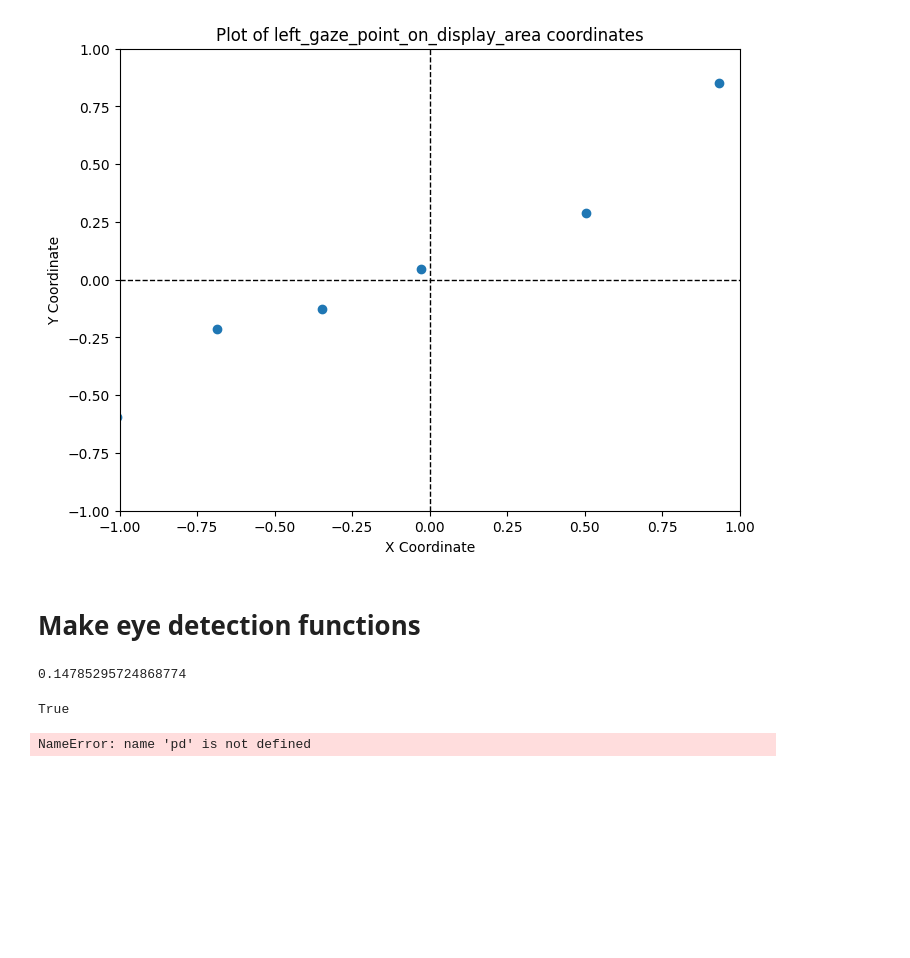
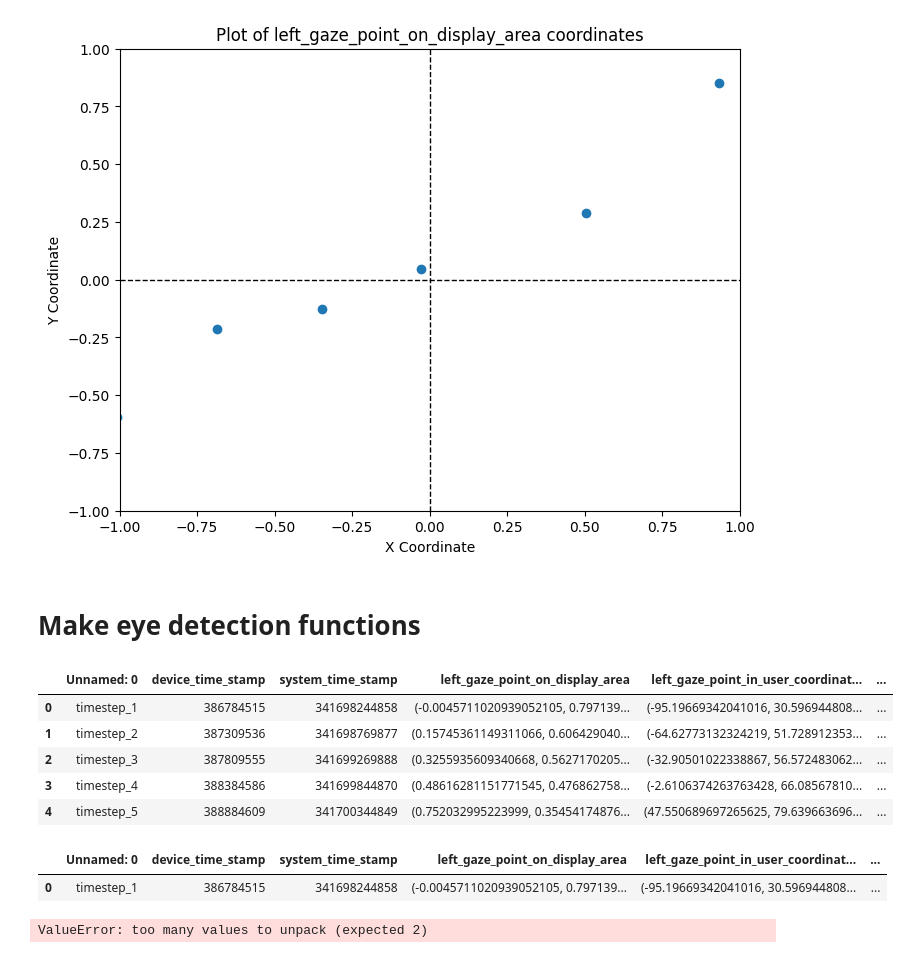
Before and after one commit to crasgaitis/opticars, a Jupyter notebook: test.ipynb, the cells around one changed output. Saved outputs shown, nothing was run; the diff lists cells and outputs as text; code cells hidden in the pictures; blank space fills up the shorter version.

```diff
--- a/test.ipynb
+++ b/test.ipynb
@@ -133,6 +133,24 @@ plot_coordinates(data, 'left_gaze_point_on_display_area')
 [figure]
 # %% [markdown]
 # Make eye detection functions
+# %%
+import pandas as pd
+
+df = pd.read_csv('sample.csv')
+df.head()
+# %% [output]
+|  | Unnamed: 0 | device_time_stamp | system_time_stamp | left_gaze_point_on_display_area | left_gaze_point_in_user_coordinat... | ... |
+| 0 | timestep_1 | 386784515 | 341698244858 | (-0.0045711020939052105, 0.797139... | (-95.19669342041016, 30.596944808... | ... |
+| 1 | timestep_2 | 387309536 | 341698769877 | (0.15745361149311066, 0.606429040... | (-64.62773132324219, 51.728912353... | ... |
+| 2 | timestep_3 | 387809555 | 341699269888 | (0.3255935609340668, 0.5627170205... | (-32.90501022338867, 56.572483062... | ... |
+| 3 | timestep_4 | 388384586 | 341699844870 | (0.48616281151771545, 0.476862758... | (-2.6106374263763428, 66.08567810... | ... |
+| 4 | timestep_5 | 388884609 | 341700344849 | (0.752032995223999, 0.35454174876... | (47.550689697265625, 79.639663696... | ... |
+# %%
+df_row = df.head(1)
+df_row
+# %% [output]
+|  | Unnamed: 0 | device_time_stamp | system_time_stamp | left_gaze_point_on_display_area | left_gaze_point_in_user_coordinat... | ... |
+| 0 | timestep_1 | 386784515 | 341698244858 | (-0.0045711020939052105, 0.797139... | (-95.19669342041016, 30.596944808... | ... |
 # %%
 # example
 # function should accept a dictionary of gaze data (look at what the gaze_data function returns)
@@ -145,7 +163,6 @@ plot_coordinates(data, 'left_gaze_point_on_display_area')
 # we need to look at multiple rows at a time
 
 
-
 def detect_movement_example(data_dict):
     # data_dict should only have 1 row
     assert(len(data_dict) == 1)  # remove this in practice, just keeping it here for initial testing
@@ -154,8 +171,8 @@ def detect_movement_example(data_dict):
     eye_data = data_dict.iloc[0]
 
     # get eye coordinates
-    left_x, left_y = data.left_gaze_point_on_display_area[0]
-    right_x, right_y = data.right_gaze_point_on_display_area[0]
+    left_x, left_y = data_dict.left_gaze_point_on_display_area[0]
+    right_x, right_y = data_dict.right_gaze_point_on_display_area[0]
 
     # do some kind of detection
     print(left_x)
@@ -164,11 +181,10 @@ def detect_movement_example(data_dict):
     return direction, magnitude
 
 # test your function
-data2 = pd.DataFrame(data.iloc[0]).transpose()  # call build_dataset and get a row
+data2 = pd.DataFrame(df_row.iloc[0]).transpose()  # call build_dataset and get a row
 detect_movement_example(data2)                  # call detect_movement
 # %% [output]
-0.14785295724868774
+ValueError: too many values to unpack (expected 2)
-True
 # %%
 # functions
 # left
@@ -182,7 +198,6 @@ True
 
 # make modifications here:
 
-import pandas as pd
 def modified_build_dataset(tracker, label, add_on = False, df_orig = pd.DataFrame(),
                   time_step_sec = 0.5, tot_time_min = 0.1):
 
@@ -206,5 +221,3 @@ def modified_build_dataset(tracker, label, add_on = False, df_orig = pd.DataFram
 
     else:
         return df, dict_list
-# %% [output]
-NameError: name 'pd' is not defined
```
